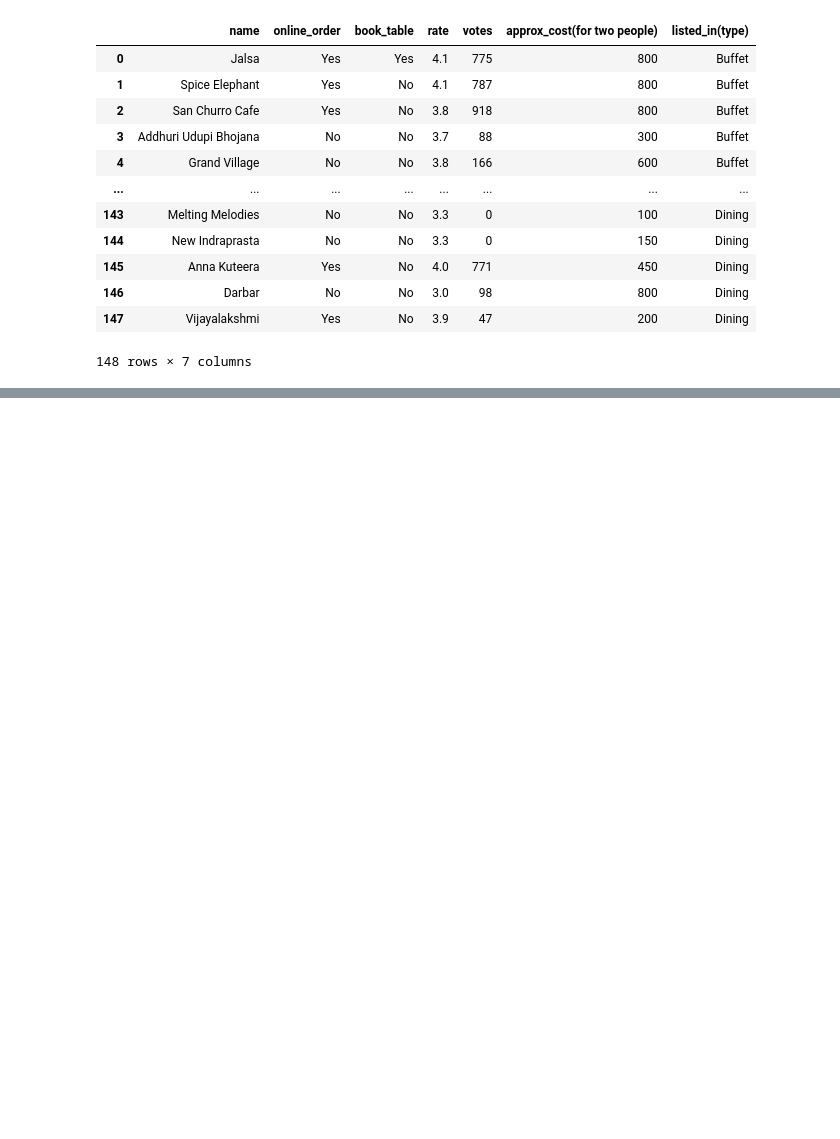
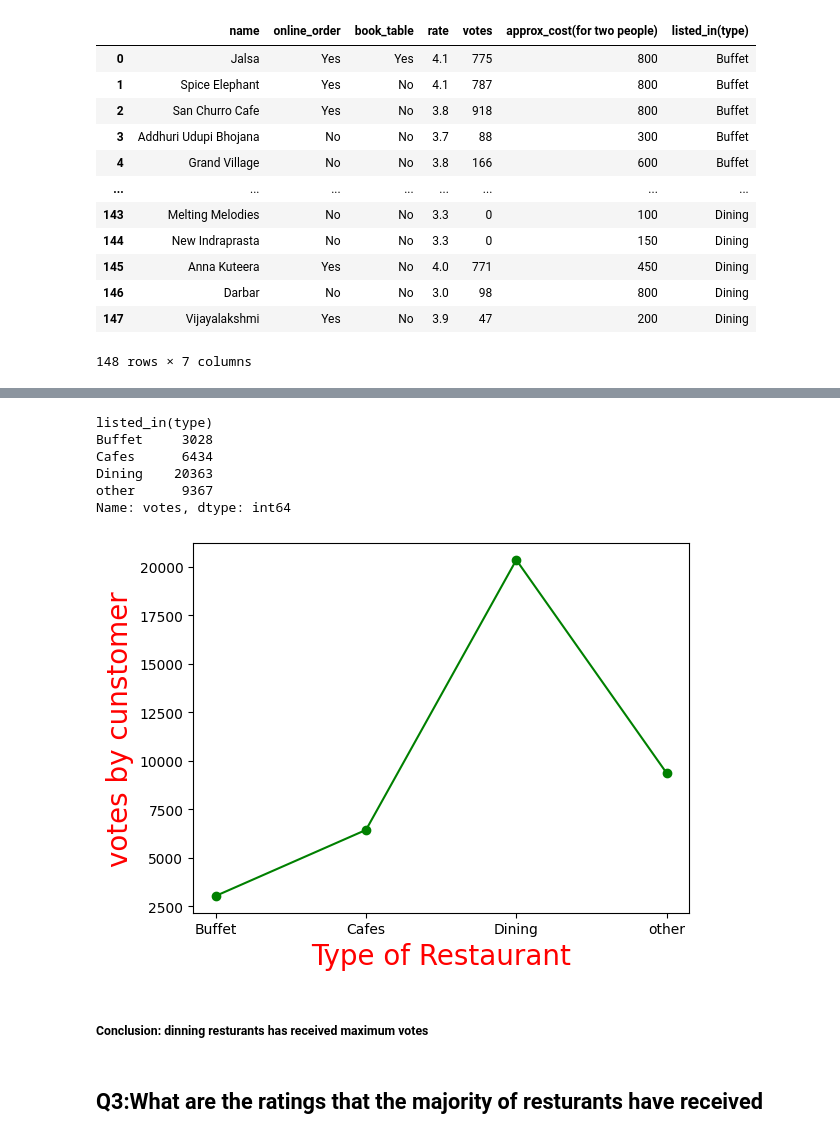
Before and after one commit to vinodsarwade/Pandas_Projects, a Jupyter notebook: Zomato_data_analysys.ipynb, the cells around one changed output, grey strips where cells are left out. Cells and saved outputs as stored; diff of their text form; code cells hidden in the pictures; blank space fills up the shorter version.

```diff
--- a/Zomato_data_analysys.ipynb
+++ b/Zomato_data_analysys.ipynb
@@ -100,0 +140,24 @@ dataframe
+# %%
+group_data = dataframe.groupby("listed_in(type)")["votes"].sum()  #group both column
+# result = pd.DataFrame({"Votes by cust":group_data})    # you can make new DF using froup_data  with column name as "votes by cust "
+plt.plot(group_data, color ="green", marker="o")
+plt.xlabel("Type of Restaurant", color= "red", size = "20")
+plt.ylabel("votes by cunstomer", color = "red", size = "20")
+group_data
+
+# #'''to show count on the plot'''
+# for i, vote_count in enumerate(group_data):
+#     plt.text(group_data.index[i],vote_count,str(vote_count))
+# plt.show()
+# %% [output]
+listed_in(type)
+Buffet     3028
+Cafes      6434
+Dining    20363
+other      9367
+Name: votes, dtype: int64
+[figure, added]
+# %% [markdown]
+<h5>Conclusion: dinning resturants has received maximum votes
+# %% [markdown]
+<h2>Q3:What are the ratings that the majority of resturants have received
```
Also changed, not shown: parts of 22 cells of this notebook.
